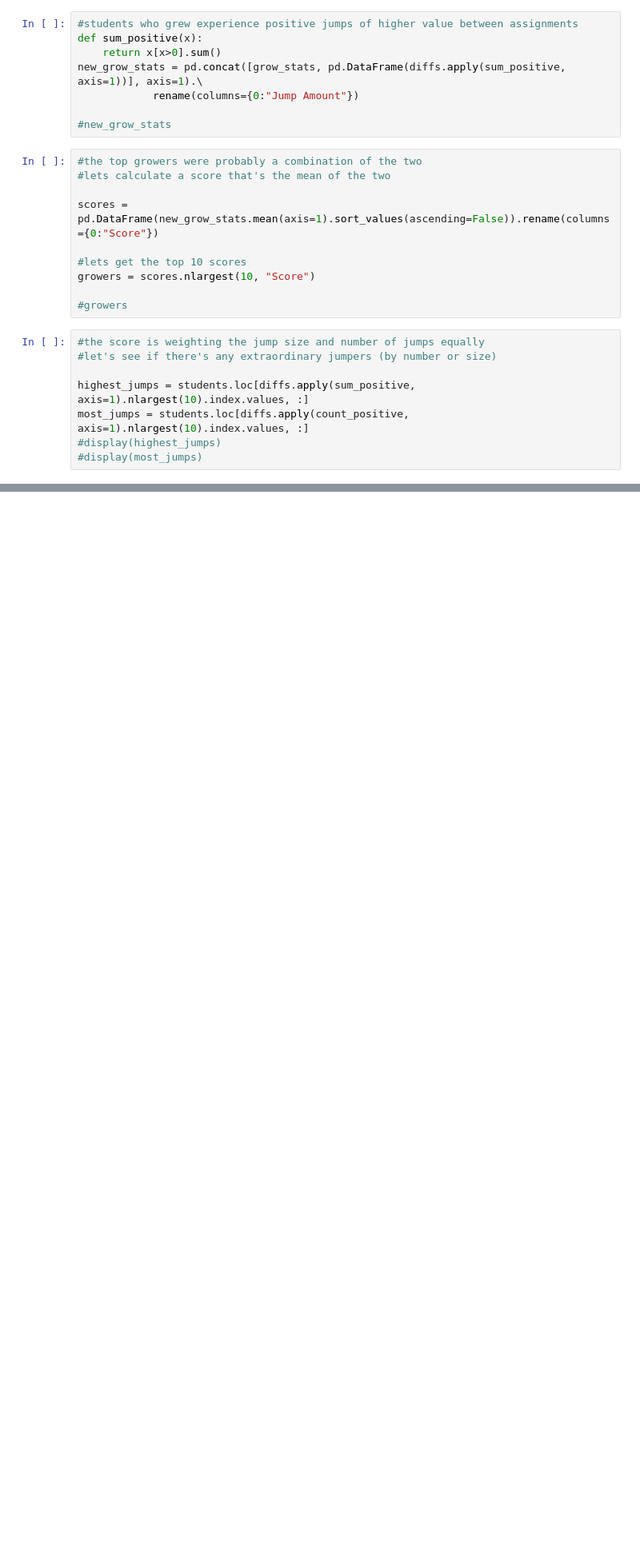
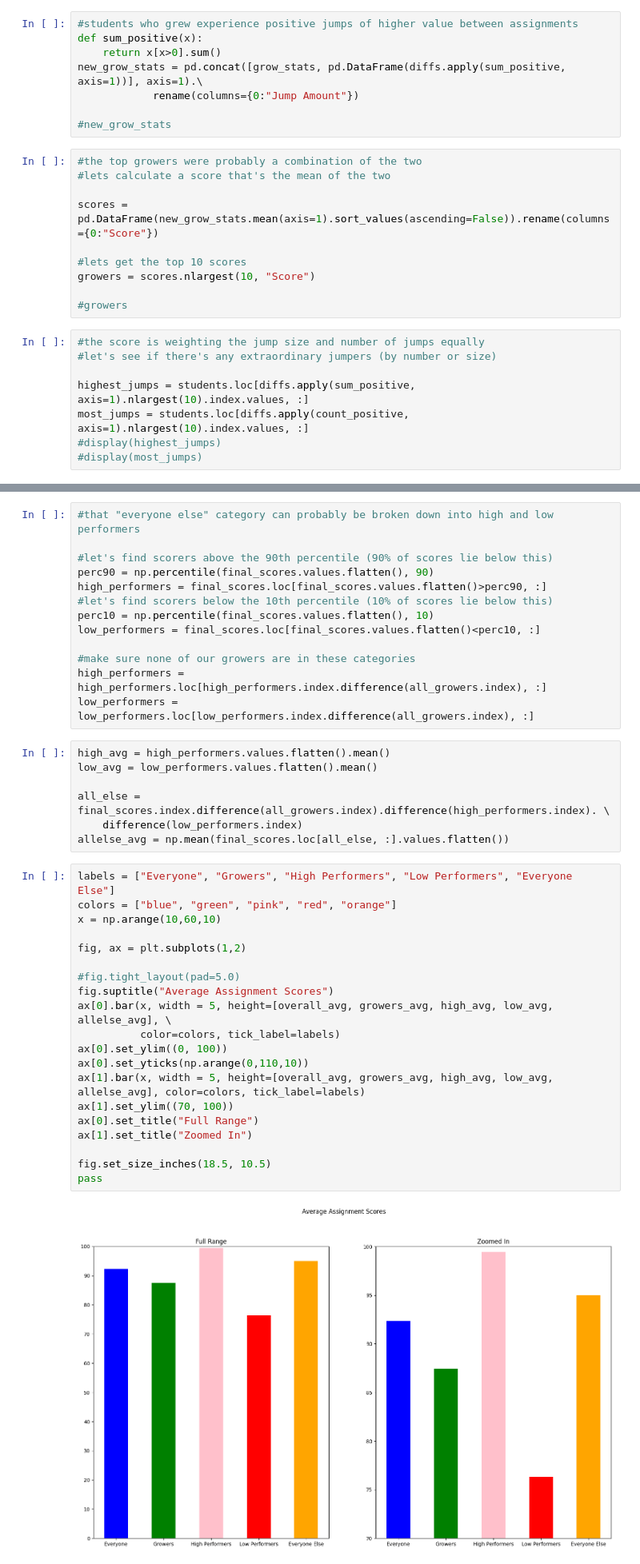
Before and after one commit to rohan-r-kulkarni/teaching_analysis, a Jupyter notebook: teaching_analysis.ipynb, the cells around one changed output, grey strips where cells are left out. Shown: that part at 80% size. Saved outputs shown, nothing was run; the diff lists cells and outputs as text; blank space fills up the shorter version.

```diff
--- a/teaching_analysis.ipynb
+++ b/teaching_analysis.ipynb
@@ -66,0 +98,42 @@ anomalies = scores.loc[all_growers.index.difference(top17.index), :].sort_values
+# %%
+#that "everyone else" category can probably be broken down into high and low performers
+
+#let's find scorers above the 90th percentile (90% of scores lie below this)
+perc90 = np.percentile(final_scores.values.flatten(), 90)
+high_performers = final_scores.loc[final_scores.values.flatten()>perc90, :]
+#let's find scorers below the 10th percentile (10% of scores lie below this)
+perc10 = np.percentile(final_scores.values.flatten(), 10)
+low_performers = final_scores.loc[final_scores.values.flatten()<perc10, :]
+
+#make sure none of our growers are in these categories
+high_performers = high_performers.loc[high_performers.index.difference(all_growers.index), :]
+low_performers = low_performers.loc[low_performers.index.difference(all_growers.index), :]
+# %%
+high_avg = high_performers.values.flatten().mean()
+low_avg = low_performers.values.flatten().mean()
+
+all_else = final_scores.index.difference(all_growers.index).difference(high_performers.index). \
+    difference(low_performers.index)
+allelse_avg = np.mean(final_scores.loc[all_else, :].values.flatten())
+# %%
+labels = ["Everyone", "Growers", "High Performers", "Low Performers", "Everyone Else"]
+colors = ["blue", "green", "pink", "red", "orange"]
+x = np.arange(10,60,10)
+
+fig, ax = plt.subplots(1,2)
+
+#fig.tight_layout(pad=5.0)
+fig.suptitle("Average Assignment Scores")
+ax[0].bar(x, width = 5, height=[overall_avg, growers_avg, high_avg, low_avg, allelse_avg], \
+          color=colors, tick_label=labels)
+ax[0].set_ylim((0, 100))
+ax[0].set_yticks(np.arange(0,110,10))
+ax[1].bar(x, width = 5, height=[overall_avg, growers_avg, high_avg, low_avg, allelse_avg], color=colors, tick_label=labels)
+ax[1].set_ylim((70, 100))
+ax[0].set_title("Full Range")
+ax[1].set_title("Zoomed In")
+
+fig.set_size_inches(18.5, 10.5)
+pass
+# %% [output]
+[figure, added]
```
Also changed, not shown: parts of 8 cells of this notebook.
